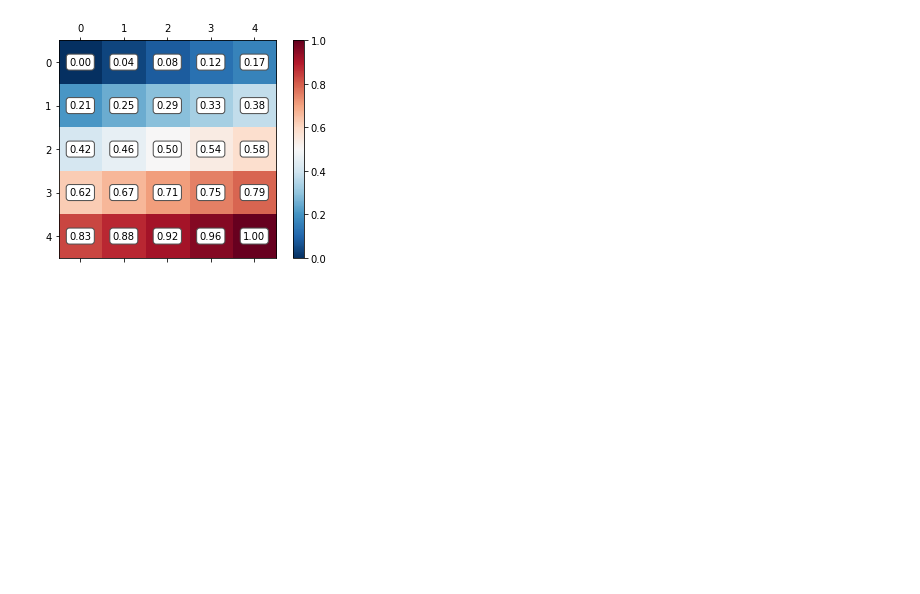
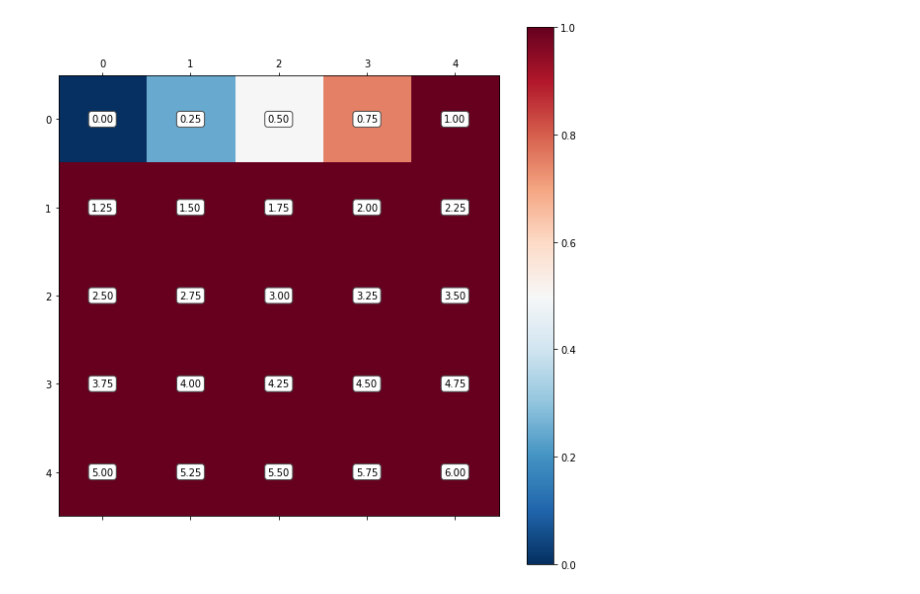
Before and after one commit to lhanappa/refine_resolution, a Jupyter notebook: try.ipynb, the cells around one changed output. Saved outputs shown, nothing was run; the diff lists cells and outputs as text; code cells hidden in the pictures; blank space fills up the shorter version.

```diff
--- a/try.ipynb
+++ b/try.ipynb
@@ -15,16 +15,17 @@ if len(m.shape)==3:
 # %%
 import matplotlib.pyplot as plt
 import matplotlib as mpl
 import numpy as np
 
-data = np.arange(25).reshape(5,5)/24.0
-fig, ax = plt.subplots()
-im = ax.matshow(data, cmap='RdBu_r')
+data = np.arange(25).reshape(5,5)/4.0
+figure = plt.figure(figsize=(10,10))
+ax = figure.subplots()
+im = ax.matshow(data, cmap='RdBu_r', clim=[0.0, 1.0])
 norm = mpl.colors.Normalize(vmin=0.0, vmax=1.0)
-fig.colorbar(mpl.cm.ScalarMappable(norm=norm, cmap='RdBu_r'))
+figure.colorbar(mpl.cm.ScalarMappable(norm=norm, cmap='RdBu_r'))
 for (i, j), z in np.ndenumerate(data):
     ax.text(j, i, '{:2.2f}'.format(z), ha='center', va='center',
     bbox=dict(boxstyle='round', facecolor='white', edgecolor='0.3'))
 plt.show()
 # %% [output]
-[figure, old version]
+[figure, new version]
```
Also changed, not shown: 1 other file.
